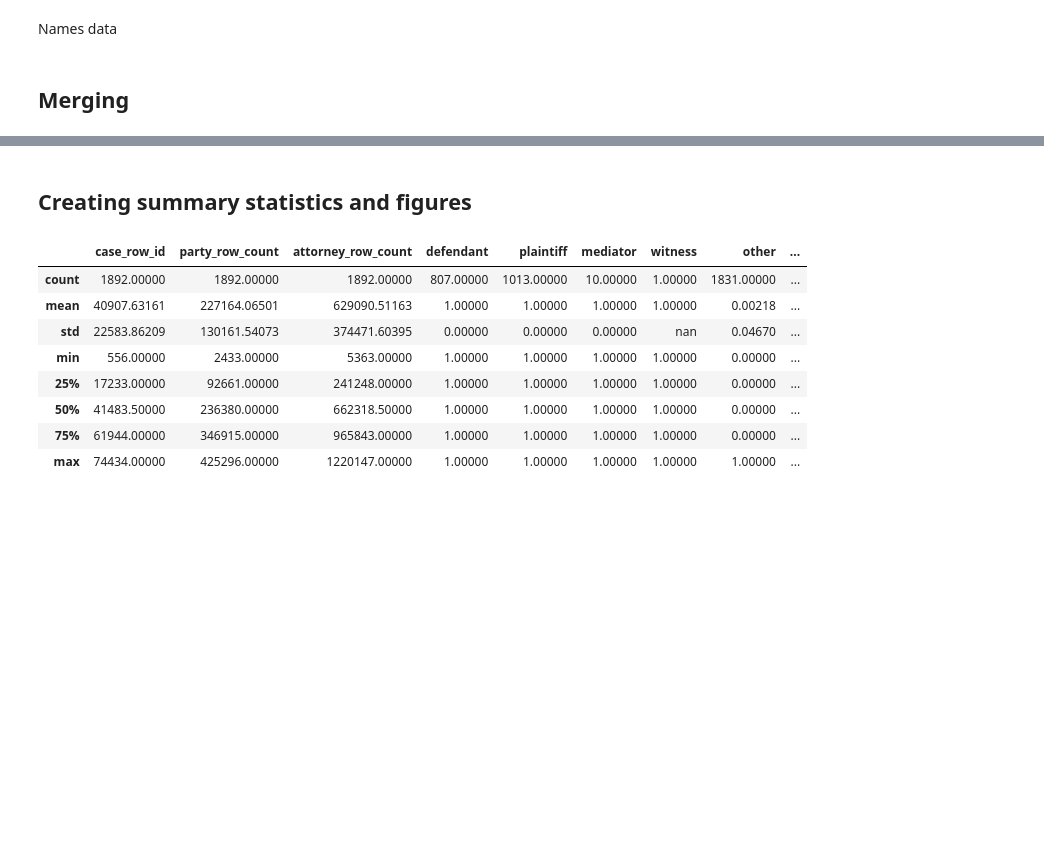
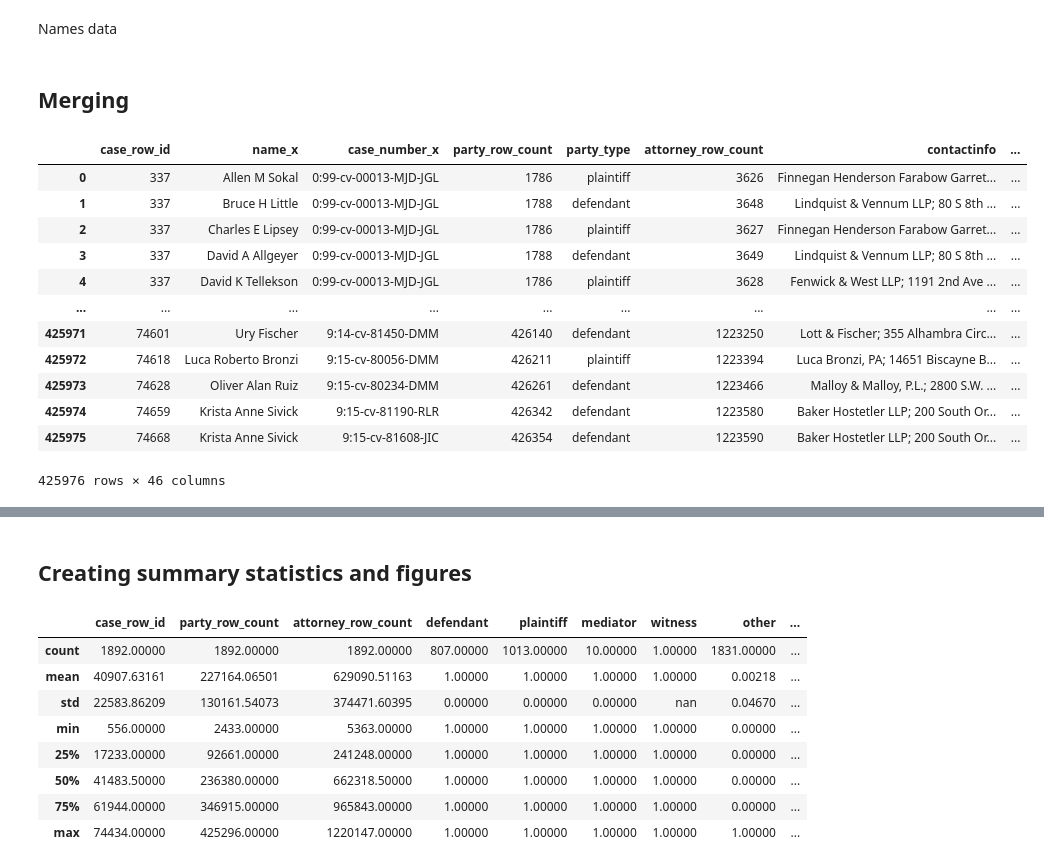
Before and after one commit to ECO225-W2025/eco225-project-code-Shrub-girlie2, a Jupyter notebook: Running_notebook.ipynb, the cells around one changed output, grey strips where cells are left out. Drawn from its saved outputs; the diff is of its cells as text; code cells hidden in the pictures; blank space fills up the shorter version.

```diff
--- a/Running_notebook.ipynb
+++ b/Running_notebook.ipynb
@@ -412,8 +440,22 @@ df_cases = df_cases.rename(columns={"case_number_x": "case_number",
 # %%
 # merge to create df with one row per attorney
 df_att = attorneys.merge(df_cases, on="case_row_id", how="inner")
 # df_att = df_att.merge(doc_agg, on="case_row_id", how="left")
-# df_att
+df_att
+# %% [output]
+|  | case_row_id | name_x | case_number_x | party_row_count | party_type | attorney_row_count | contactinfo | ... |
+| 0 | 337 | Allen M Sokal | 0:99-cv-00013-MJD-JGL | 1786 | plaintiff | 3626 | Finnegan Henderson Farabow Garret... | ... |
+| 1 | 337 | Bruce H Little | 0:99-cv-00013-MJD-JGL | 1788 | defendant | 3648 | Lindquist & Vennum LLP; 80 S 8th ... | ... |
+| 2 | 337 | Charles E Lipsey | 0:99-cv-00013-MJD-JGL | 1786 | plaintiff | 3627 | Finnegan Henderson Farabow Garret... | ... |
+| 3 | 337 | David A Allgeyer | 0:99-cv-00013-MJD-JGL | 1788 | defendant | 3649 | Lindquist & Vennum LLP; 80 S 8th ... | ... |
+| 4 | 337 | David K Tellekson | 0:99-cv-00013-MJD-JGL | 1786 | plaintiff | 3628 | Fenwick & West LLP; 1191 2nd Ave ... | ... |
+| ... | ... | ... | ... | ... | ... | ... | ... | ... |
+| 425971 | 74601 | Ury Fischer | 9:14-cv-81450-DMM | 426140 | defendant | 1223250 | Lott & Fischer; 355 Alhambra Circ... | ... |
+| 425972 | 74618 | Luca Roberto Bronzi | 9:15-cv-80056-DMM | 426211 | plaintiff | 1223394 | Luca Bronzi, PA; 14651 Biscayne B... | ... |
+| 425973 | 74628 | Oliver Alan Ruiz | 9:15-cv-80234-DMM | 426261 | defendant | 1223466 | Malloy & Malloy, P.L.; 2800 S.W. ... | ... |
+| 425974 | 74659 | Krista Anne Sivick | 9:15-cv-81190-RLR | 426342 | defendant | 1223580 | Baker Hostetler LLP; 200 South Or... | ... |
+| 425975 | 74668 | Krista Anne Sivick | 9:15-cv-81608-JIC | 426354 | defendant | 1223590 | Baker Hostetler LLP; 200 South Or... | ... |
+425976 rows × 46 columns
 # %%
 # create inhouse attorney dataset
 
```
Also changed, not shown: parts of 7 cells of this notebook.
